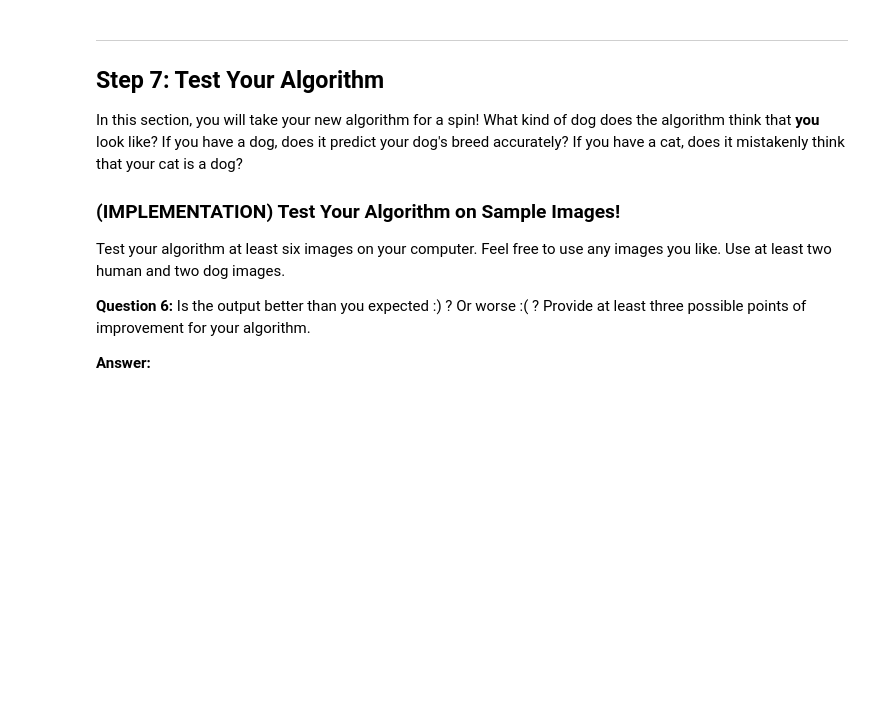
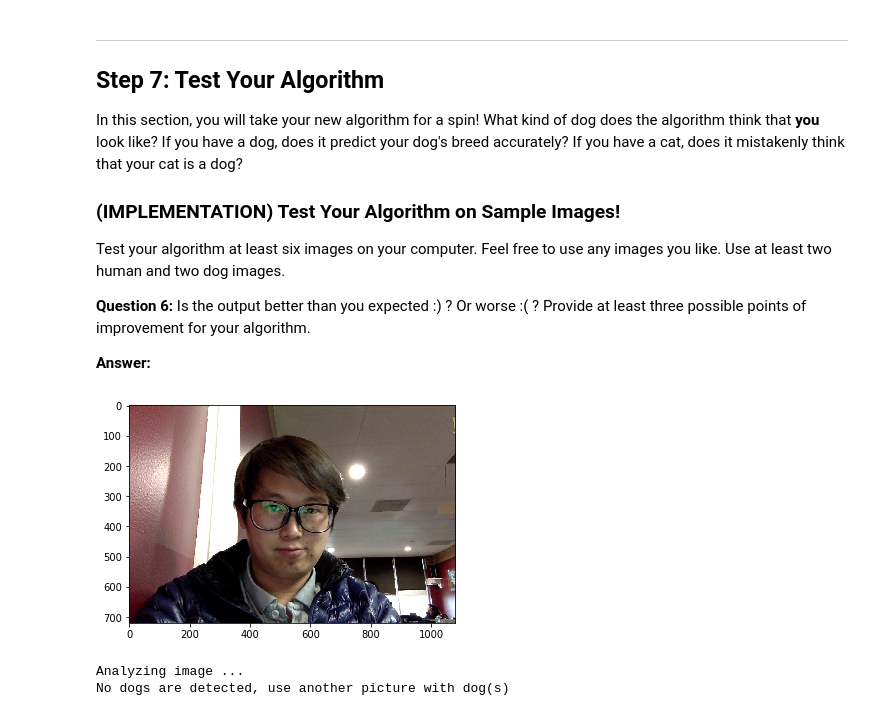
Before and after one commit to ludennis/udacityDLND, a Jupyter notebook: projs/proj-2/dog-project/dog_app.ipynb, the cells around one changed output. Cells and saved outputs as stored; diff of their text form; code cells hidden in the pictures; blank space fills up the shorter version.

```diff
--- a/projs/proj-2/dog-project/dog_app.ipynb
+++ b/projs/proj-2/dog-project/dog_app.ipynb
@@ -271,7 +272,7 @@ def ResNet50_predict_labels(img_path):
     img = preprocess_input(path_to_tensor(img_path))
     return np.argmax(ResNet50_model.predict(img))
 # %%
-for image_path in glob.glob('./images/*.jpg'):
+for image_path in glob('./images/*.jpg'):
     pred = ResNet50_predict_labels(image_path)
     print ('File: {}. Prediction: {}.'.format(image_path,pred))
 # %% [output]
@@ -888,5 +861,0 @@ def face_detector(img_path):
-# %%
-### returns "True" if a dog is detected in the image stored at img_path
-def dog_detector(img_path):
-    prediction = ResNet50_predict_labels(img_path)
-    return ((prediction <= 268) & (prediction >= 151))
@@ -905,20 +861,0 @@ dog_names = [item[20:-1] for item in sorted(glob("dogImages/train/*/"))]
-# %%
-%matplotlib inline
-import matplotlib.pyplot as plt
-from PIL import Image
-
-for file in glob.glob('./images/*.jpg'):
-    fig = plt.figure(figsize=(20,8))
-    image = Image.open(file)
-    imgplt = plt.imshow(image)
-# %%
-### TODO: Write your algorithm.
-### Feel free to use as many code cells as needed.
-
-def dog_breed_detector(image_path):
-    # detect human/dog
-    if face_detector(image_path):
-        print ('I see a human in this picture that resembles a dog breed of ... ',end='')
-    elif dog_detector(image_path):
-        print ('I see a dog in this picture with a breed of ...',end='')
-    print ('A {}!!!'.format(Resnet50_predict_breed(image_path)))
@@ -953,4 +971,9 @@ __Answer:__
 # %%
 ## TODO: Execute your algorithm from Step 6 on
 ## at least 6 images on your computer.
-## Feel free to use as many code cells as needed.
+## Feel free to use as many code cells as needed
+dog_breed_pred = dog_breed_detector('./images/selfie.jpg')
+# %% [output]
+[figure, added]
+Analyzing image ...
+No dogs are detected, use another picture with dog(s)
```
Also changed, not shown: parts of 36 cells of this notebook.
